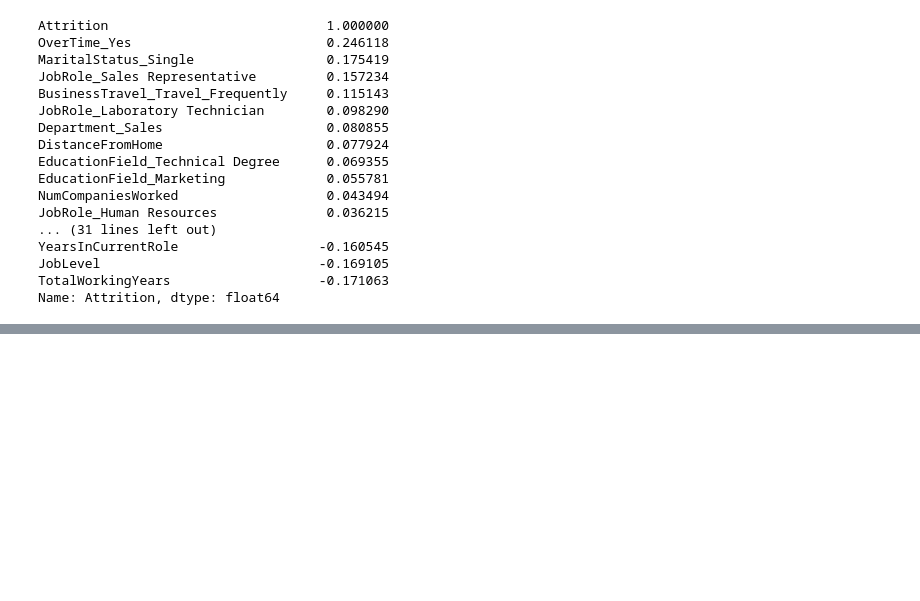
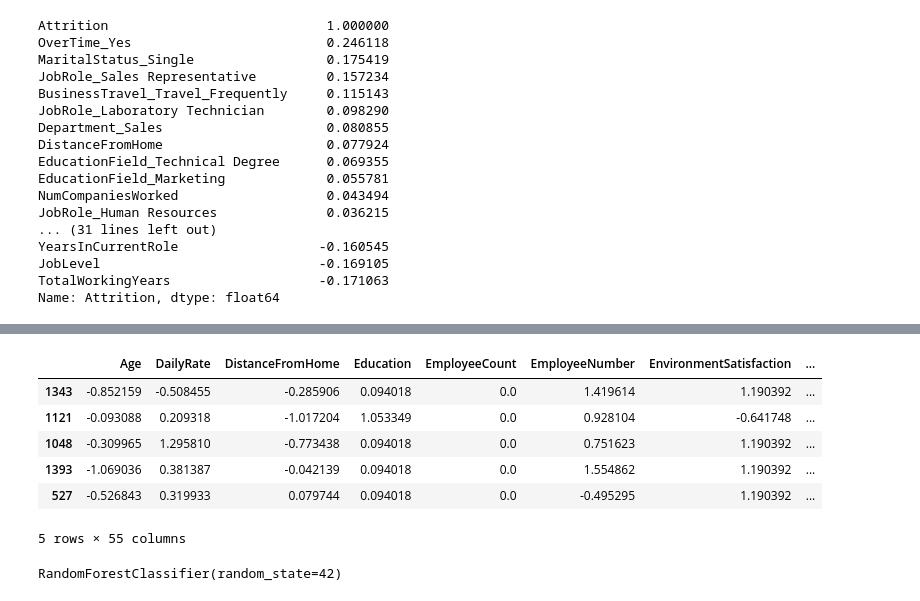
Before and after one commit to Armand57araujo/attrition-guard, a Jupyter notebook: Attrition_Guard.ipynb, the cells around one changed output, grey strips where cells are left out. Saved outputs shown, nothing was run; the diff lists cells and outputs as text; code cells hidden in the pictures; blank space fills up the shorter version.

```diff
--- a/Attrition_Guard.ipynb
+++ b/Attrition_Guard.ipynb
@@ -351,4 +246,0 @@ smote_hr_data = SMOTE(random_state=1, sampling_strategy='auto')
-# %%
-# Split the data into training and testing sets
-X_train, X_test, y_train, y_test = train_test_split(X, y, random_state=78)
-X_train.describe()
@@ -383,0 +247,7 @@ hr_data_encoded['Attrition'].value_counts()
+# %%
+#one hot encode the categorical columns
+categorical_cols = ['BusinessTravel', 'Department', 'EducationField', 'JobRole', 'MaritalStatus', 'OverTime', 'Over18', 'Gender']
+encoder = OneHotEncoder()
+
+X_train_OHE = encoder.fit_transform(X_train[categorical_cols])
+X_test_OHE  = encoder.transform(X_test[categorical_cols])
@@ -383,0 +279,31 @@ hr_data_encoded['Attrition'].value_counts()
+# %%
+#run standard scaler on X_test
+X_test_scaled = scaler.transform(X_test[numerical_cols])
+# %%
+#combine the scaled numerical columns and the one hot encoded columns
+#X_train_final = np.concatenate([X_train_scaled, X_train_OHE.toarray()], axis=1)
+X_train_combined = pd.concat([
+    pd.DataFrame(X_train_scaled, columns=numerical_cols, index=X_train.index),
+    pd.DataFrame(X_train_OHE.toarray(), columns=encoder.get_feature_names_out(categorical_cols), index=X_train.index)
+], axis=1)
+
+X_test_combined = pd.concat([
+    pd.DataFrame(X_test_scaled, columns=numerical_cols, index=X_test.index),
+    pd.DataFrame(X_test_OHE.toarray(), columns=encoder.get_feature_names_out(categorical_cols), index=X_test.index)
+], axis=1)
+
+X_train_combined.head()
+# %% [output]
+|  | Age | DailyRate | DistanceFromHome | Education | EmployeeCount | EmployeeNumber | EnvironmentSatisfaction | ... |
+| 1343 | -0.852159 | -0.508455 | -0.285906 | 0.094018 | 0.0 | 1.419614 | 1.190392 | ... |
+| 1121 | -0.093088 | 0.209318 | -1.017204 | 1.053349 | 0.0 | 0.928104 | -0.641748 | ... |
+| 1048 | -0.309965 | 1.295810 | -0.773438 | 0.094018 | 0.0 | 0.751623 | 1.190392 | ... |
+| 1393 | -1.069036 | 0.381387 | -0.042139 | 0.094018 | 0.0 | 1.554862 | 1.190392 | ... |
+| 527 | -0.526843 | 0.319933 | 0.079744 | 0.094018 | 0.0 | -0.495295 | 1.190392 | ... |
+5 rows × 55 columns
+# %%
+
+rf_model = RandomForestClassifier(random_state=42)
+rf_model.fit(X_train_combined, y_train)
+# %% [output]
+RandomForestClassifier(random_state=42)
```
Also changed, not shown: parts of 45 cells of this notebook.
